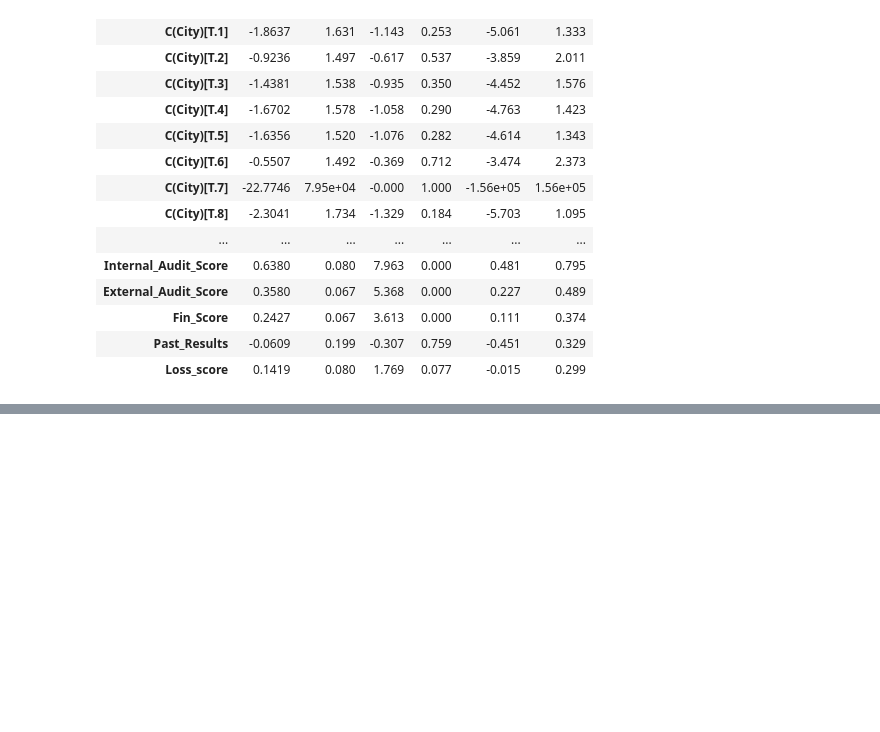
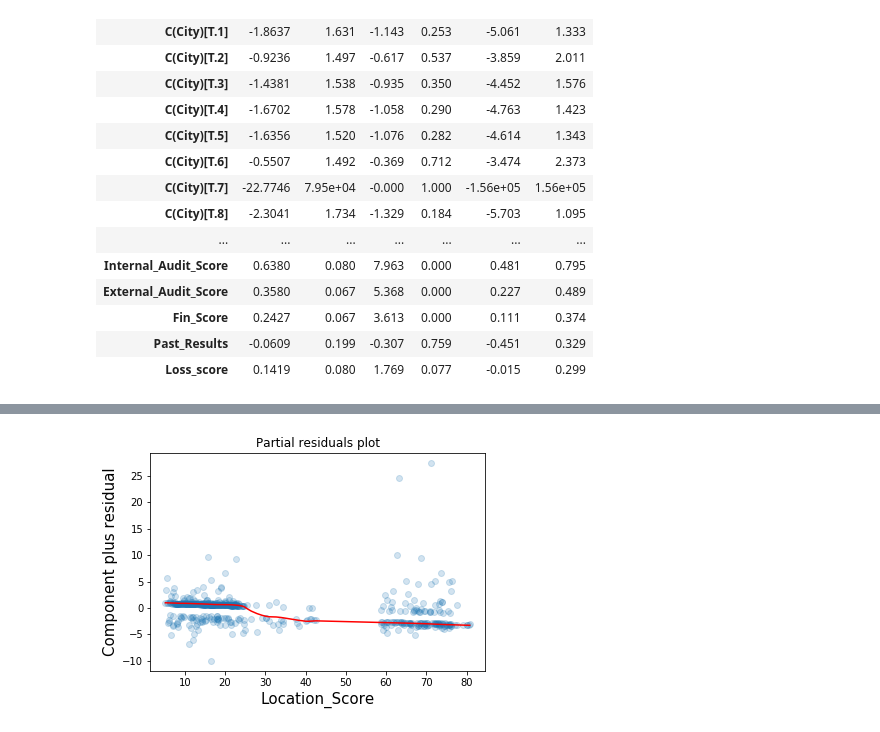
Before and after one commit to arnabkroy/MachineHack_FinRisk, a Jupyter notebook: FinRisk_NB1.ipynb, the cells around one changed output, grey strips where cells are left out. Drawn from its saved outputs; the diff is of its cells as text; code cells hidden in the pictures; blank space fills up the shorter version.

```diff
--- a/FinRisk_NB1.ipynb
+++ b/FinRisk_NB1.ipynb
@@ -432,0 +441,4 @@ Generalized Linear Model Regression Results
+# %%
+model = sm.GLM.from_formula(formula='IsUnderRisk ~ Location_Score + Internal_Audit_Score + External_Audit_Score + Fin_Score',family=sm.families.Binomial(),data=train_df)
+result = model.fit()
+result.summary()
@@ -432,0 +462,8 @@ Generalized Linear Model Regression Results
+# %%
+fig = result.plot_partial_residuals("Location_Score")
+ax = fig.get_axes()[0]
+ax.lines[0].set_alpha(0.2)
+
+_ = add_lowess(ax)
+# %% [output]
+[figure, added]
```
Also changed, not shown: parts of 7 cells of this notebook, 1 other file.
